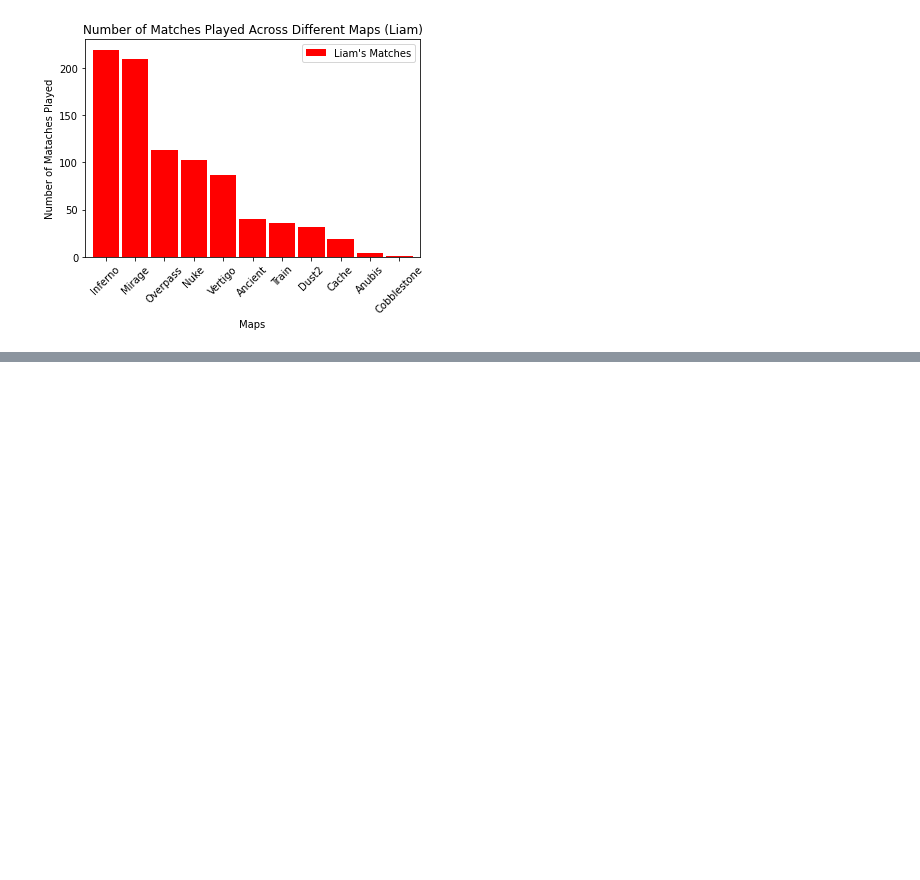
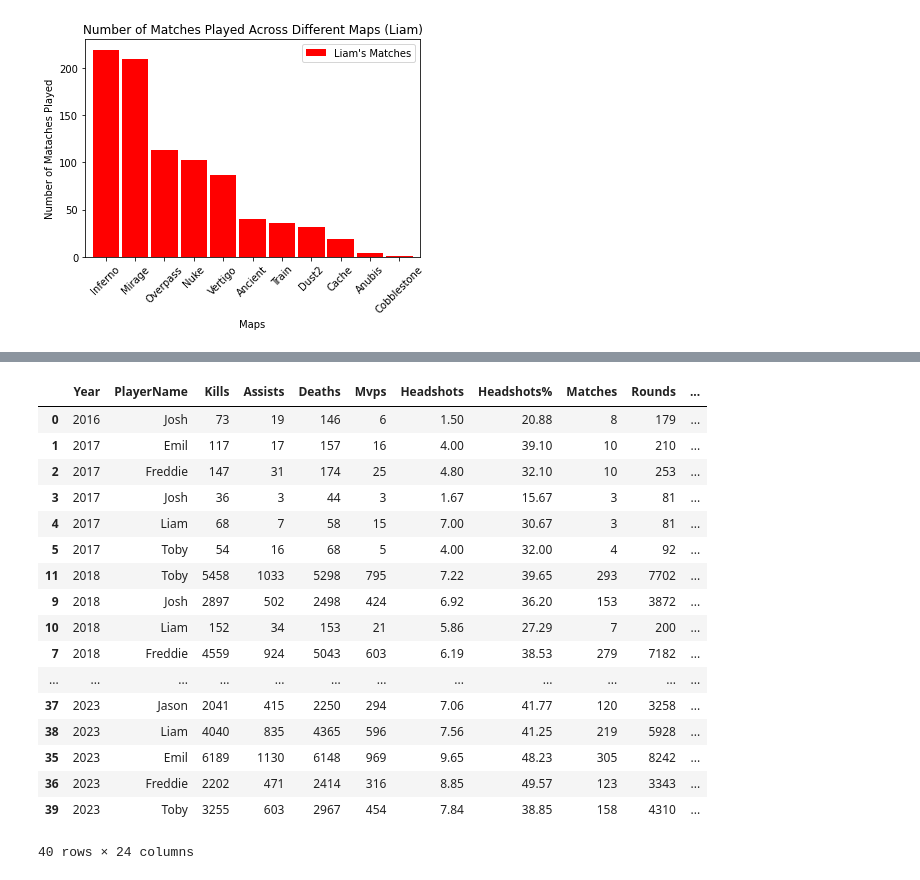
Before and after one commit to jasonhsu8/Faceit_Data_Collection, a Jupyter notebook: JJ Notebooks/DataVisualisation.ipynb, the cells around one changed output, grey strips where cells are left out. Saved outputs shown, nothing was run; the diff lists cells and outputs as text; code cells hidden in the pictures; blank space fills up the shorter version.

```diff
--- a/JJ Notebooks/DataVisualisation.ipynb
+++ b/JJ Notebooks/DataVisualisation.ipynb
@@ -475,0 +518,60 @@ playerid_df_all
+# %%
+year_df_all = year_df_all.groupby(by=["Year","PlayerId"], as_index=False).aggregate(
+    {
+        "Kills": sum,
+        "Assists": sum,
+        "Deaths": sum,
+        "Mvps": sum,
+        "Headshots": 'mean',
+        "Headshots%": 'mean',
+        "Map": "count",
+        "Rounds": sum,
+        "Result": sum,
+        "TripleKills": sum,
+        "QuadroKills": sum,
+        "PentaKills": sum
+    }
+).rename(
+    columns={
+        "PlayerId": "PlayerName",
+        "Map": "Matches",
+        "Result": "Wins"
+    }
+    #axis=1
+    )
+
+year_df_all["Losses"] = (year_df_all["Matches"] - year_df_all["Wins"]).astype(int)
+year_df_all["Winrate%"] = (((year_df_all["Wins"] / year_df_all["Matches"]) * 100).round(2)).astype(float)
+year_df_all["Headshots"] = (year_df_all["Headshots"].apply(lambda x: round(x,2))).astype(float)
+year_df_all["Headshots%"] = (year_df_all["Headshots%"].apply(lambda x: round(x,2))).astype(float)
+year_df_all["Matches"].astype(int)
+year_df_all["K/D"] = ((year_df_all["Kills"] / year_df_all["Deaths"]).round(2)).astype(float)
+year_df_all["K/A"] = ((year_df_all["Kills"] / year_df_all["Assists"]).round(2)).astype(float)
+year_df_all["K/R"] = ((year_df_all["Kills"] / year_df_all["Rounds"]).round(2)).astype(float)
+year_df_all["Avg Kills / Matches"] = ((year_df_all["Kills"] / year_df_all["Matches"]).round(2)).astype(float)
+year_df_all["Avg 3k / Matches"] = ((year_df_all["TripleKills"] / year_df_all["Matches"]).round(2)).astype(float)
+year_df_all["Avg 4k / Matches"] = ((year_df_all["QuadroKills"] / year_df_all["Matches"]).round(2)).astype(float)
+year_df_all["Avg 5k / Matches"] = ((year_df_all["PentaKills"] / year_df_all["Matches"]).round(2)).astype(float)
+year_df_all["Mvps / Matches"] = ((year_df_all["Mvps"] / year_df_all["Matches"]).round(2)).astype(float)
+year_df_all.sort_values(by="Year", ascending=True, inplace=True)
+# %%
+year_df_all
+# %% [output]
+|  | Year | PlayerName | Kills | Assists | Deaths | Mvps | Headshots | Headshots% | Matches | Rounds | ... |
+| 0 | 2016 | Josh | 73 | 19 | 146 | 6 | 1.50 | 20.88 | 8 | 179 | ... |
+| 1 | 2017 | Emil | 117 | 17 | 157 | 16 | 4.00 | 39.10 | 10 | 210 | ... |
+| 2 | 2017 | Freddie | 147 | 31 | 174 | 25 | 4.80 | 32.10 | 10 | 253 | ... |
+| 3 | 2017 | Josh | 36 | 3 | 44 | 3 | 1.67 | 15.67 | 3 | 81 | ... |
+| 4 | 2017 | Liam | 68 | 7 | 58 | 15 | 7.00 | 30.67 | 3 | 81 | ... |
+| 5 | 2017 | Toby | 54 | 16 | 68 | 5 | 4.00 | 32.00 | 4 | 92 | ... |
+| 11 | 2018 | Toby | 5458 | 1033 | 5298 | 795 | 7.22 | 39.65 | 293 | 7702 | ... |
+| 9 | 2018 | Josh | 2897 | 502 | 2498 | 424 | 6.92 | 36.20 | 153 | 3872 | ... |
+| 10 | 2018 | Liam | 152 | 34 | 153 | 21 | 5.86 | 27.29 | 7 | 200 | ... |
+| 7 | 2018 | Freddie | 4559 | 924 | 5043 | 603 | 6.19 | 38.53 | 279 | 7182 | ... |
+| ... | ... | ... | ... | ... | ... | ... | ... | ... | ... | ... | ... |
+| 37 | 2023 | Jason | 2041 | 415 | 2250 | 294 | 7.06 | 41.77 | 120 | 3258 | ... |
+| 38 | 2023 | Liam | 4040 | 835 | 4365 | 596 | 7.56 | 41.25 | 219 | 5928 | ... |
+| 35 | 2023 | Emil | 6189 | 1130 | 6148 | 969 | 9.65 | 48.23 | 305 | 8242 | ... |
+| 36 | 2023 | Freddie | 2202 | 471 | 2414 | 316 | 8.85 | 49.57 | 123 | 3343 | ... |
+| 39 | 2023 | Toby | 3255 | 603 | 2967 | 454 | 7.84 | 38.85 | 158 | 4310 | ... |
+40 rows × 24 columns
```
Also changed, not shown: parts of 9 cells of this notebook.
